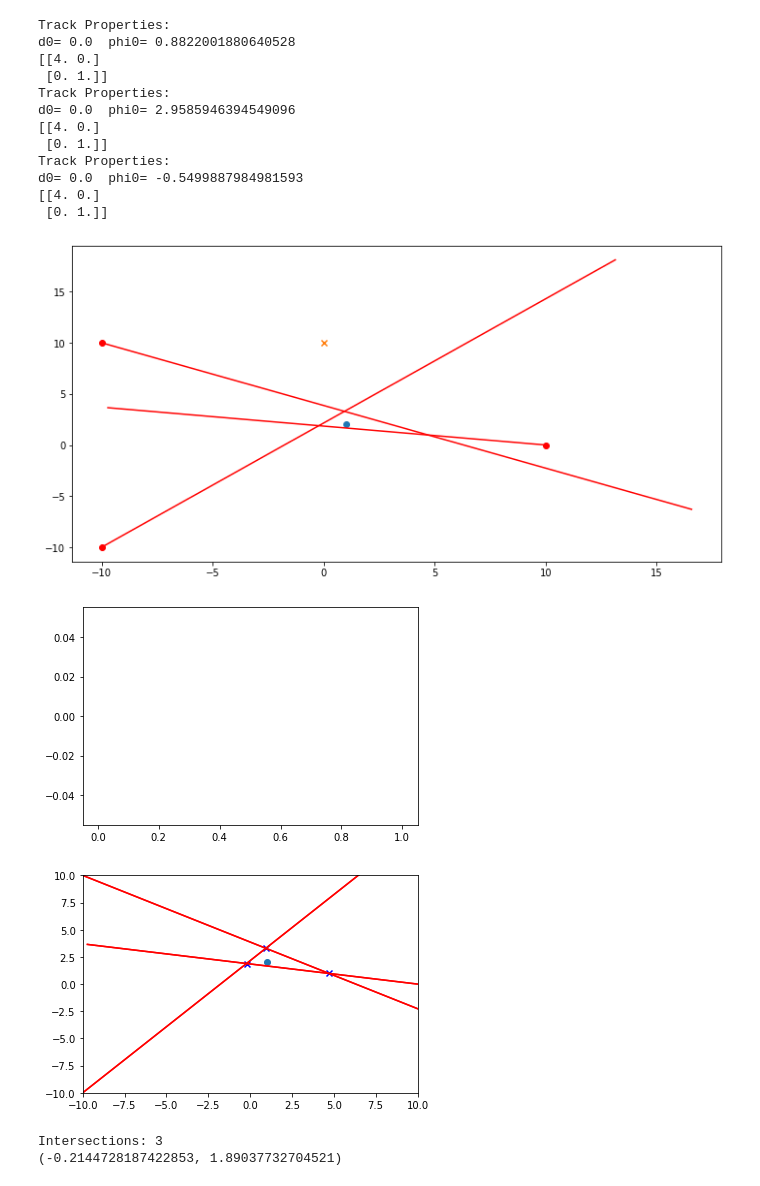
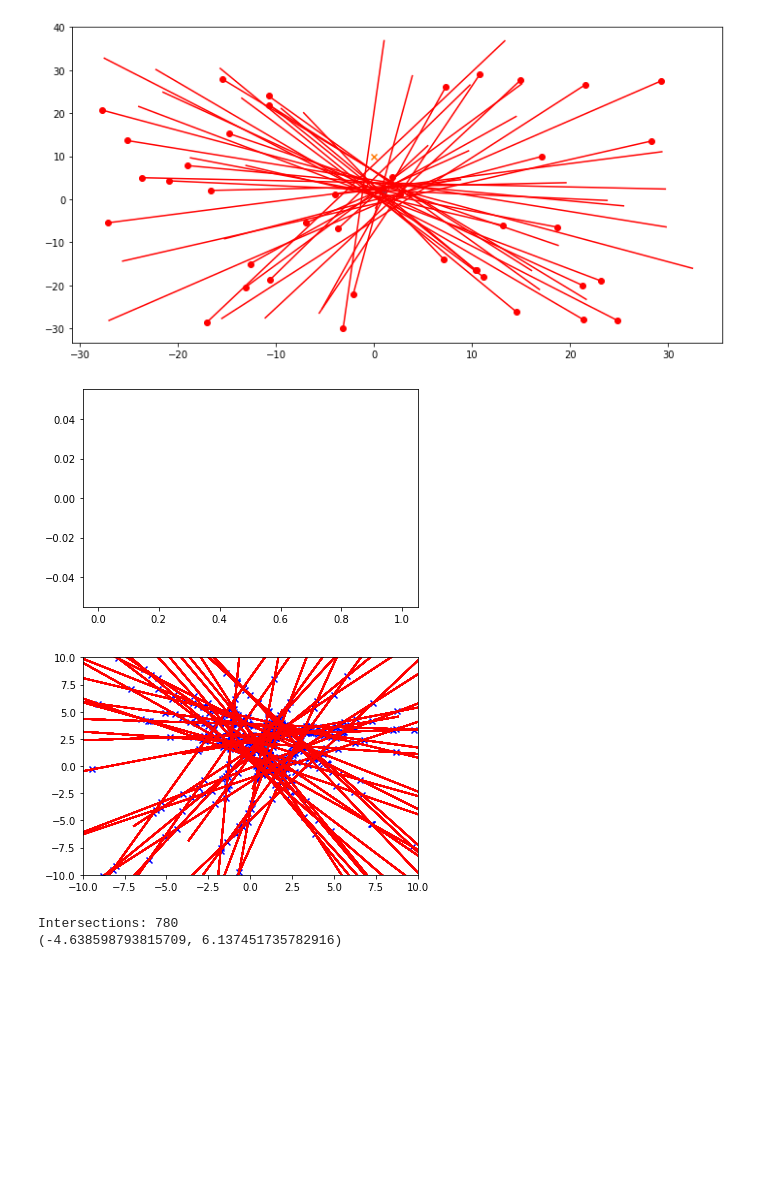
Before and after one commit to pbutti/smokeDet, a Jupyter notebook: smokeDet.ipynb, the cells around one changed output. Drawn from its saved outputs; the diff is of its cells as text; code cells hidden in the pictures; blank space fills up the shorter version.

```diff
--- a/smokeDet.ipynb
+++ b/smokeDet.ipynb
@@ -126,23 +126,23 @@ def generatePointingRay(point, origin,sigmaAngle=0.05,sigmaXY=[4,4],sigmaL=2,dis
     return [origin,rand_angle,rand_length]
 
 fireLocation = [1,2]
-measurements = 20
+measurements = 40
 #origins = [[47,22],[35,25],[-20,-30],[-33,11],[15,15],[30,26],[60,10],[102,76]]
 
 #generate random origins pointing to the fire
-#origins=[]
-#for i in range(measurements):
-#    or_x = np.random.uniform(-100,100)
-#    or_y = np.random.uniform(-100,100)
-#    origin=[or_x,or_y]
-#    origins.append(origin)
+origins=[]
+for i in range(measurements):
+    or_x = np.random.uniform(-30,30)
+    or_y = np.random.uniform(-30,30)
+    origin=[or_x,or_y]
+    origins.append(origin)
 
 rays = []
 d0s=[]
 fig, ax = plt.subplots(figsize=(12, 6))
 
-origins=[[-10,-10],[10,0],[-10,10]]
-angles =[math.pi / 4., math.pi, -math.pi /4.]
+#origins=[[-10,-10],[10,0],[-10,10]]
+#angles =[math.pi / 4., math.pi, -math.pi /4.]
 
 for i in range(len(origins)):
     pointingRay = generatePointingRay(fireLocation,origins[i],sigmaAngle=0.1)
@@ -150,7 +150,7 @@ for i in range(len(origins)):
     sigma_x = 1.
     sigma_y = 2.
     rays.append(ray(pointingRay[0],pointingRay[1],pointingRay[2],sigma_x,sigma_y))
-    rays[i].printTrack()
+    #rays[i].printTrack()
     ax.plot(rays[i].plotOrigin,rays[i].plotEnd,color="red")
     ax.scatter(origins[i][0],origins[i][1],color="red")
     #print ("Distance from fireLocation:",rays[i].getD0fromPoint(fireLocation))
@@ -193,49 +193,37 @@ def line_intersection(line1, line2):
 
     div = det(xdiff, ydiff)
     if abs(div) <1e-6:
        return False
 
     d = (det(*line1), det(*line2))
     x = det(d, xdiff) / div
     y = det(d, ydiff) / div
     return x, y
 
 intersections = []
 
 for iray in range(len(rays)):
     for jray in range(len(rays)):
         if jray <= iray:
             continue
         R1 = get_intersect(rays[iray].origin,rays[iray].end,rays[jray].origin,rays[jray].end)
         intersections.append(R1)
         plt.plot(rays[iray].plotOrigin,rays[iray].plotEnd,color="red")
         plt.plot(rays[jray].plotOrigin,rays[jray].plotEnd,color="red")
         plt.scatter(R1[0],R1[1],marker="x",color="blue")
         plt.xlim([-10,10])
         plt.ylim([-10,10])
 plt.scatter(fireLocation[0],fireLocation[1],marker="o")
 
 plt.show()
 print("Intersections:",len(intersections))
 print(intersections[0])
 # %% [output]
-Track Properties:
-d0= 0.0  phi0= 0.8822001880640528
-[[4. 0.]
- [0. 1.]]
-Track Properties:
-d0= 0.0  phi0= 2.9585946394549096
-[[4. 0.]
- [0. 1.]]
-Track Properties:
-d0= 0.0  phi0= -0.5499887984981593
-[[4. 0.]
- [0. 1.]]
-[figure, old version]
+[figure, new version]
 [figure]
-[figure, old version]
+[figure, new version]
-Intersections: 3
-(-0.2144728187422853, 1.89037732704521)
+Intersections: 780
+(-4.638598793815709, 6.137451735782916)
 # %%
 #make a 2D histogram of the intersections
 x = [intersection[0] for intersection in intersections]
```
Also changed, not shown: parts of 4 cells of this notebook.
